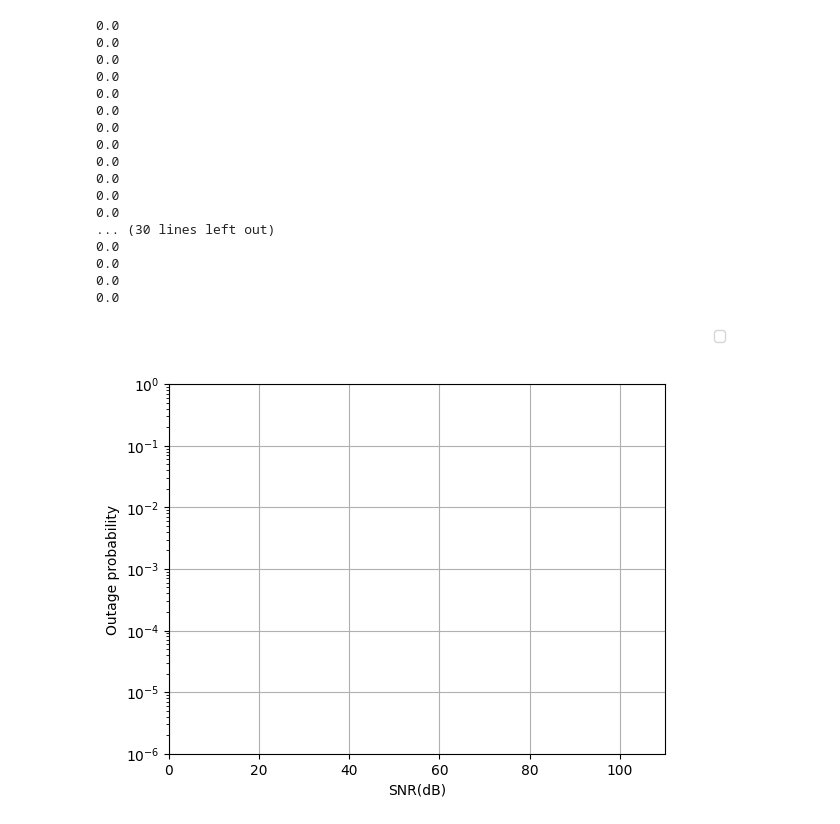
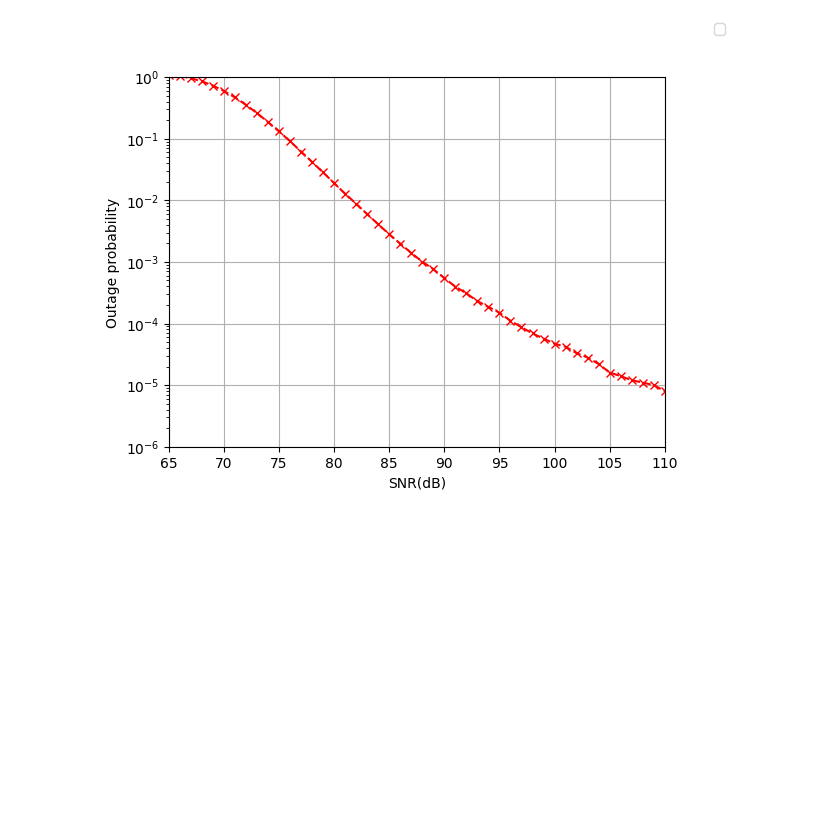
Before and after one commit to jpengtelecom/Lista-1_21_03_2024, a Jupyter notebook: TRABALHO.ipynb, the cells around one changed output. Cells and saved outputs as stored; diff of their text form; code cells hidden in the pictures; blank space fills up the shorter version.

```diff
--- a/TRABALHO.ipynb
+++ b/TRABALHO.ipynb
@@ -199,13 +28,15 @@ ERROR: No matching distribution found for random
 import numpy as np
 import matplotlib.pyplot as plt
 import pandas as pd
+import scipy.special as sp
+import random
 from scipy import special
 from scipy import signal
 from scipy.stats import nakagami
-import random
+
 
 # Constants
-N = 10000
+N = 1000000
 f = 300e9  # THz carrier frequency (Hz)
 G = 10e4 # Antenna gains (40dBi)
 c = 3e8
@@ -218,66 +49,45 @@ bandwidth = 10e9  # Channel bandwidth (Hz)
 
 alpha_1 = 2  # Alpha parameter for path 1
 mu_1 = 1  # Mu parameter for path 1
 alpha_2 = 2  # Alpha parameter for path 2
 mu_2 = 2  # Mu parameter for path 2
 
 calculate_path_gain = ((c*G)/ (4*np.pi*f*(d1+d2)))*np.exp(-0.5*k* (d1+d2))
 
 
+media1=d1**(-alpha_2)
+media2=d2**(-alpha_2)
+lambda1=1/media1
+lambda2=1/media2
 
 
+R=2
 
-d = d1+d2
-media=d**(-alpha_2)
-lambda1=1/media
-
-
-R=2 #Limiar 3db
-count=0
 i=0
 j=0
 OP1=[]
 OP2=[]
-OP4=[]
-N0=1
+N0=5000
+
 for j in np.arange(65,111,1):
-    count=0
-    plin=10**(j/10)
-    r2 = np.sqrt(media)*nakagami.rvs(2, size=N)
 
+    plin = (10**(j/10)) #10**(P_dB/10)
+    r1 = np.sqrt(media1)*nakagami.rvs(mu_1, loc=0, scale=1, size=N, random_state=N) #Rayleigh fading in the first path
+    r2 = np.sqrt(media2)*nakagami.rvs(mu_2, loc=0, scale=1, size=N, random_state=N)  #Nakagami-2 fading in the second path
+    Prob1 = np.sum(np.log2(1 + (r1**2*plin/N0)) < R) / N
     Prob2 = np.sum(np.log2(1 + (r2**2*plin/N0)) < R) / N
-    print(Prob2)
+    OP1 = np.append(OP1, Prob1)
     OP2 = np.append(OP2, Prob2)
 
 
-
-
 Pdb=np.arange(65,111,1)
-
-plt.semilogy(Pdb,OP2,'rx--')
+plt.semilogy(Pdb,(OP2+OP1),'rx--')
 
 plt.grid()
-plt.axis([0,110,1e-6,1])
+plt.axis([65,110,1e-6,1])
 plt.xlabel('SNR(dB)')
 plt.ylabel('Outage probability')
 plt.figlegend([])
 plt.show()
 # %% [output]
-0.0
-0.0
-0.0
-0.0
-0.0
-0.0
-0.0
-0.0
-0.0
-0.0
-0.0
-0.0
-... (30 lines left out)
-0.0
-0.0
-0.0
-0.0
-[figure, old version]
+[figure, new version]
```
Also changed, not shown: parts of 16 cells of this notebook.
